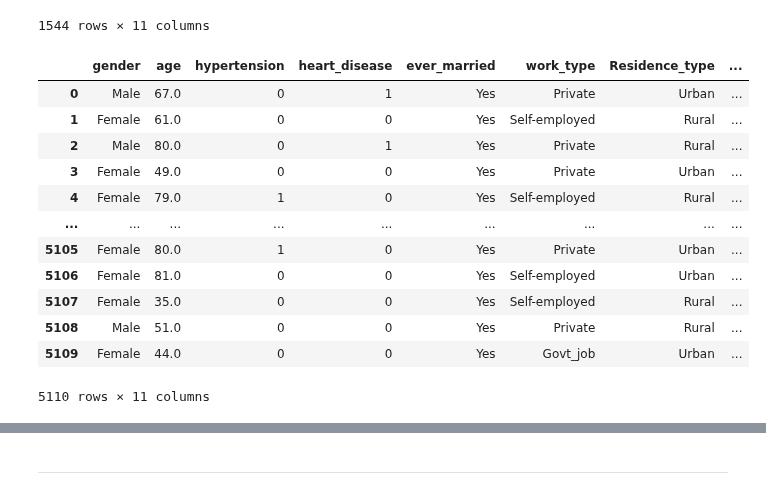
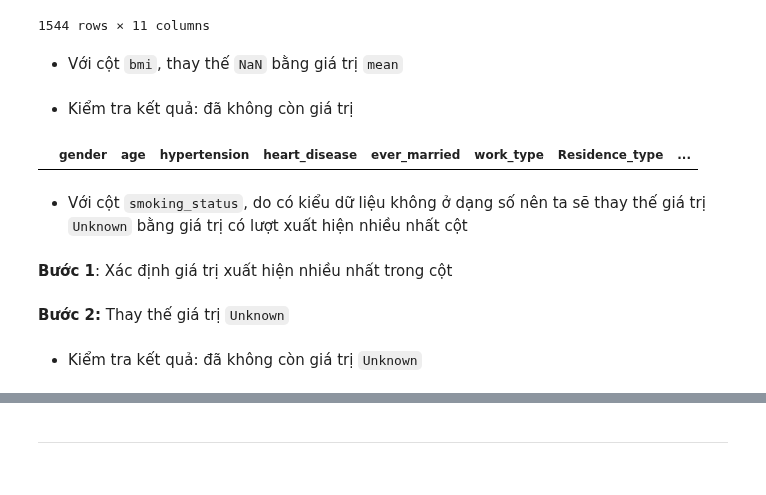
Before and after one commit to luthevy/LTKHDL_Final, a Jupyter notebook: vỹ.ipynb, the cells around one changed output, grey strips where cells are left out. Saved outputs shown, nothing was run; the diff lists cells and outputs as text; code cells hidden in the pictures.

```diff
--- a/vỹ.ipynb
+++ b/vỹ.ipynb
@@ -296,26 +302,26 @@ hcs_df[hcs_df['smoking_status'] == 'Unknown']
 | 5104 | Female | 13.0 | 0 | 0 | No | children | Rural | ... |
 | 5109 | Female | 44.0 | 0 | 0 | Yes | Govt_job | Urban | ... |
 1544 rows × 11 columns
+# %% [markdown]
+- Với cột `bmi`, thay thế `NaN` bằng giá trị `mean`
 # %%
 hcs_df['bmi'] = hcs_df['bmi'].fillna(hcs_df['bmi'].mean())
+# %% [markdown]
+- Kiểm tra kết quả: đã không còn giá trị
 # %%
-hcs_df
+hcs_df[hcs_df['bmi'].isnull()]
 # %% [output]
 |  | gender | age | hypertension | heart_disease | ever_married | work_type | Residence_type | ... |
-| 0 | Male | 67.0 | 0 | 1 | Yes | Private | Urban | ... |
-| 1 | Female | 61.0 | 0 | 0 | Yes | Self-employed | Rural | ... |
-| 2 | Male | 80.0 | 0 | 1 | Yes | Private | Rural | ... |
-| 3 | Female | 49.0 | 0 | 0 | Yes | Private | Urban | ... |
-| 4 | Female | 79.0 | 1 | 0 | Yes | Self-employed | Rural | ... |
-| ... | ... | ... | ... | ... | ... | ... | ... | ... |
-| 5105 | Female | 80.0 | 1 | 0 | Yes | Private | Urban | ... |
-| 5106 | Female | 81.0 | 0 | 0 | Yes | Self-employed | Urban | ... |
-| 5107 | Female | 35.0 | 0 | 0 | Yes | Self-employed | Rural | ... |
-| 5108 | Male | 51.0 | 0 | 0 | Yes | Private | Rural | ... |
-| 5109 | Female | 44.0 | 0 | 0 | Yes | Govt_job | Urban | ... |
-5110 rows × 11 columns
+# %% [markdown]
+- Với cột `smoking_status`, do có kiểu dữ liệu không ở dạng số nên ta sẽ thay thế giá trị `Unknown` bằng giá trị có lượt xuất hiện nhiều nhất cột
+# %% [markdown]
+**Bước 1**: Xác định giá trị xuất hiện nhiều nhất trong cột
 # %%
 smoking_status_most_freq = hcs_df['smoking_status'].value_counts().idxmax()
+# %% [markdown]
+**Bước 2:** Thay thế giá trị `Unknown`
 # %%
 hcs_df['smoking_status'].replace({'Unknown': smoking_status_most_freq}, inplace=True)
+# %% [markdown]
+- Kiểm tra kết quả: đã không còn giá trị `Unknown`
 # %%
```
Also changed, not shown: parts of 34 cells of this notebook.
